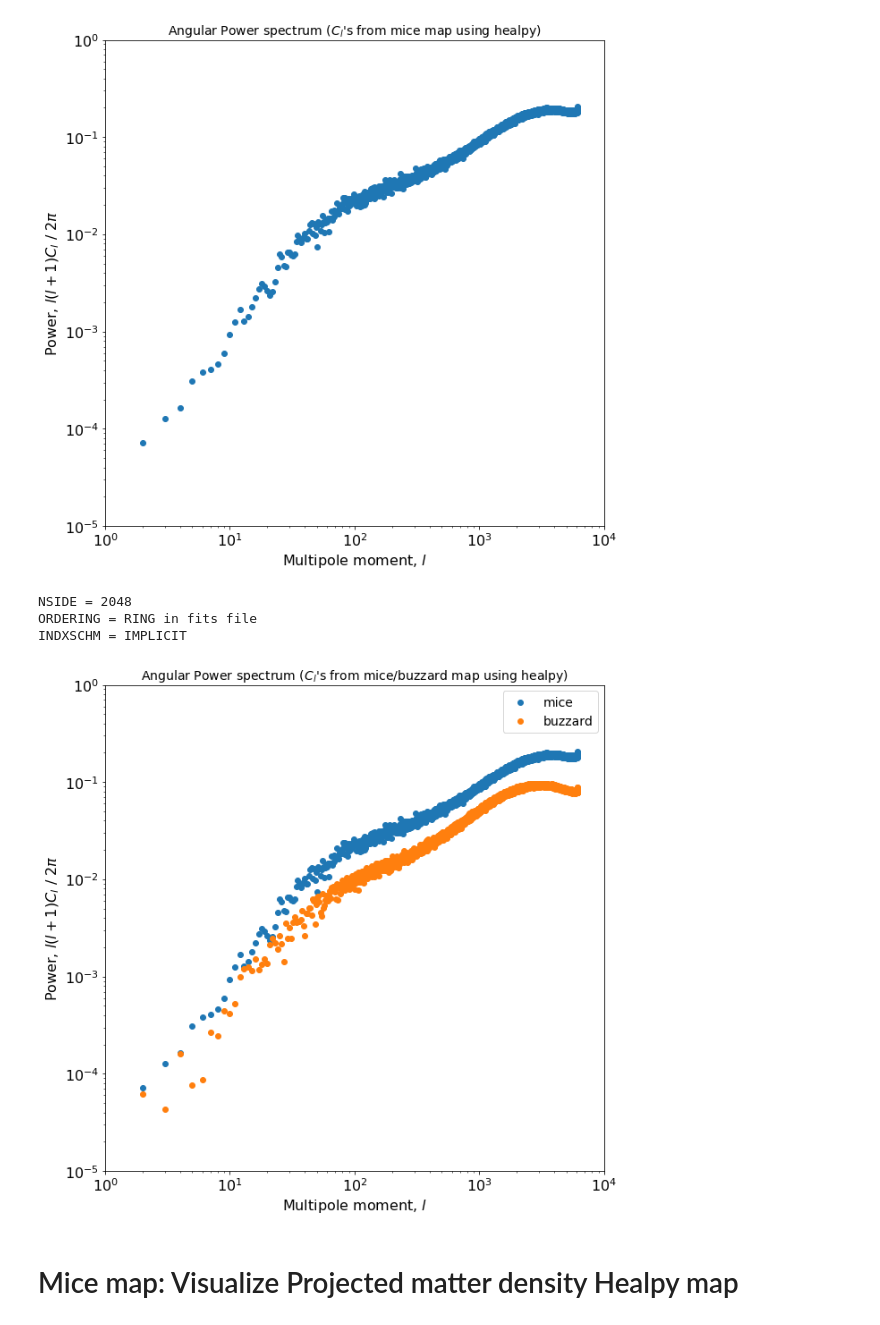
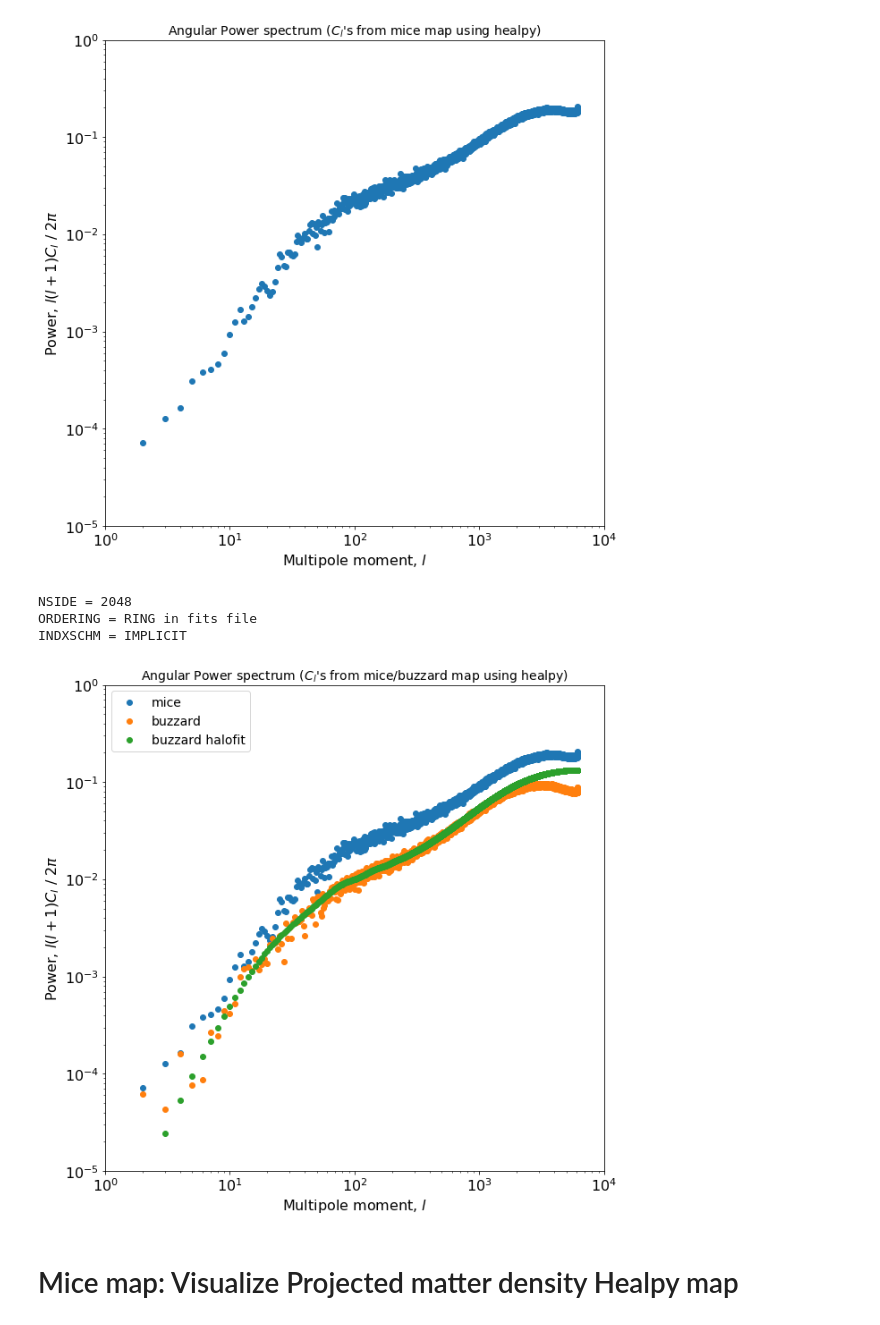
Before and after one commit to anikhalder/Integrated_Bispectrum, a Jupyter notebook: power_spectrum_mice/power_spectrum_mice_single_patch.ipynb, the cells around one changed output. Saved outputs shown, nothing was run; the diff lists cells and outputs as text; code cells hidden in the pictures.

Commit message:
Add buzzard halofit curve to plot

```diff
--- a/power_spectrum_mice/power_spectrum_mice_single_patch.ipynb
+++ b/power_spectrum_mice/power_spectrum_mice_single_patch.ipynb
@@ -45,30 +45,33 @@ plt.savefig('./mice_output/plot_output/Angular_power_spectrum_Cl_mice_map_data.p
 # %%
 # Comparison of buzzard and mice Cl's obtained using healpy on the maps
 
 density_field_buzzard = hp.fitsfunc.read_map('../data/Buzzard_data/oliver_delta.fits')
 
-#cl_buzzard = hp.sphtfunc.anafast(density_field_buzzard)
-cl_buzzard = np.loadtxt('../data/Buzzard_data/Cell_buzzard_map.dat')
+#cl_buzzard_map = hp.sphtfunc.anafast(density_field_buzzard)
+cl_buzzard_map = np.loadtxt('../data/Buzzard_data/Cell_buzzard_map.dat')
+
+cl_buzzard_halofit = np.loadtxt('../data/Buzzard_data/Cell_halomodel.dat', usecols=(1,))
 
 plt.figure(figsize=(10,10))
 
 plt.scatter(l, l*(l+1)*cl/(2*np.pi), label='mice')
-plt.scatter(l, l*(l+1)*cl_buzzard/(2*np.pi), label='buzzard')
+plt.scatter(l, l*(l+1)*cl_buzzard_map/(2*np.pi), label='buzzard')
+plt.scatter(l, l*(l+1)*cl_buzzard_halofit[:6144]/(2*np.pi), label='buzzard halofit')
 plt.yscale('log')
 plt.xscale('log')
 plt.xlim(1,10000)
 plt.ylim(1e-5,1)
 plt.xlabel('Multipole moment, $l$', fontsize=16)
 plt.ylabel('Power, $l(l+1)C_l$ / $2π$', fontsize=16)
 plt.tick_params(labelsize=16)
 plt.title('Angular Power spectrum ($C_l$\'s from mice/buzzard map using healpy)', fontsize=14)
 plt.legend(loc='best', fontsize=14)
-plt.savefig('./mice_output/plot_output/Angular_power_spectrum_Cl_mice_buzzard_map_comparison.pdf')
+plt.savefig('./mice_output/plot_output/Angular_power_spectrum_Cl_mice_buzzard_map_halofit_comparison.pdf')
 # %% [output]
 NSIDE = 2048
 ORDERING = RING in fits file
 INDXSCHM = IMPLICIT
-[figure, old version]
+[figure, new version]
 # %% [markdown]
 # Mice map: Visualize Projected matter density Healpy map
 # %%
```
Also changed, not shown: 2 other files.
